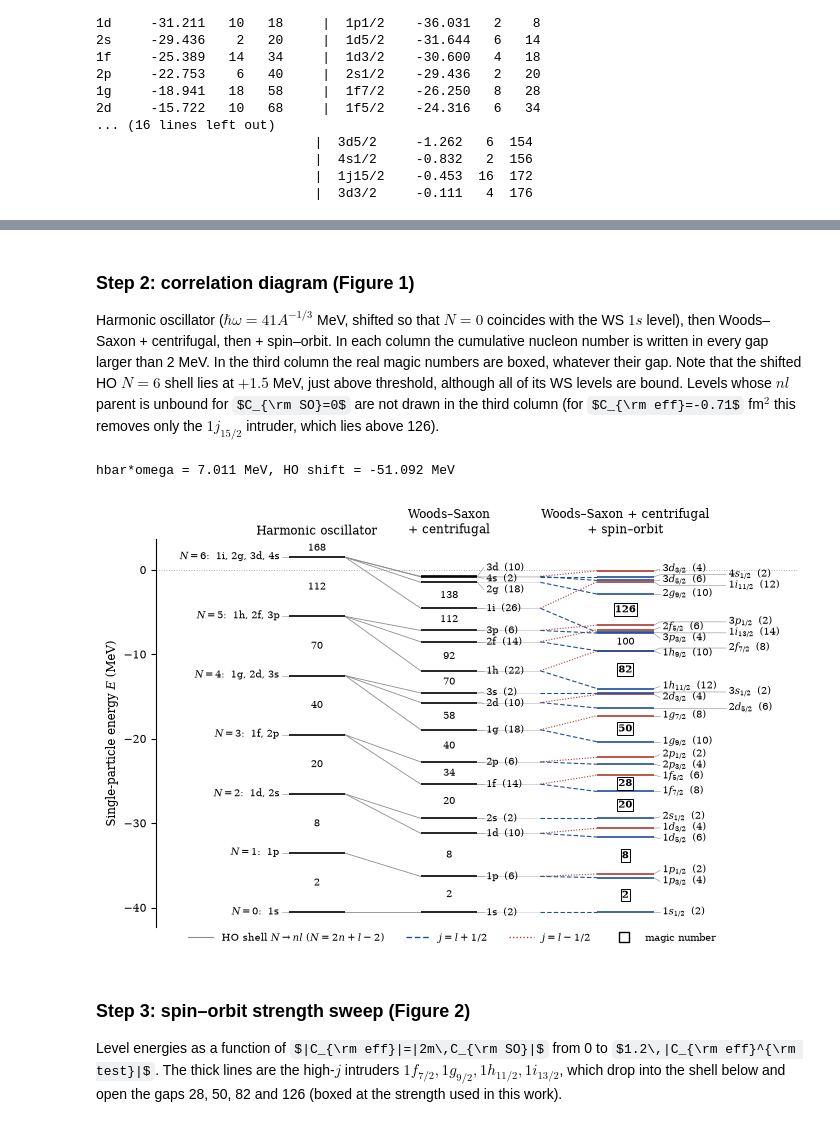
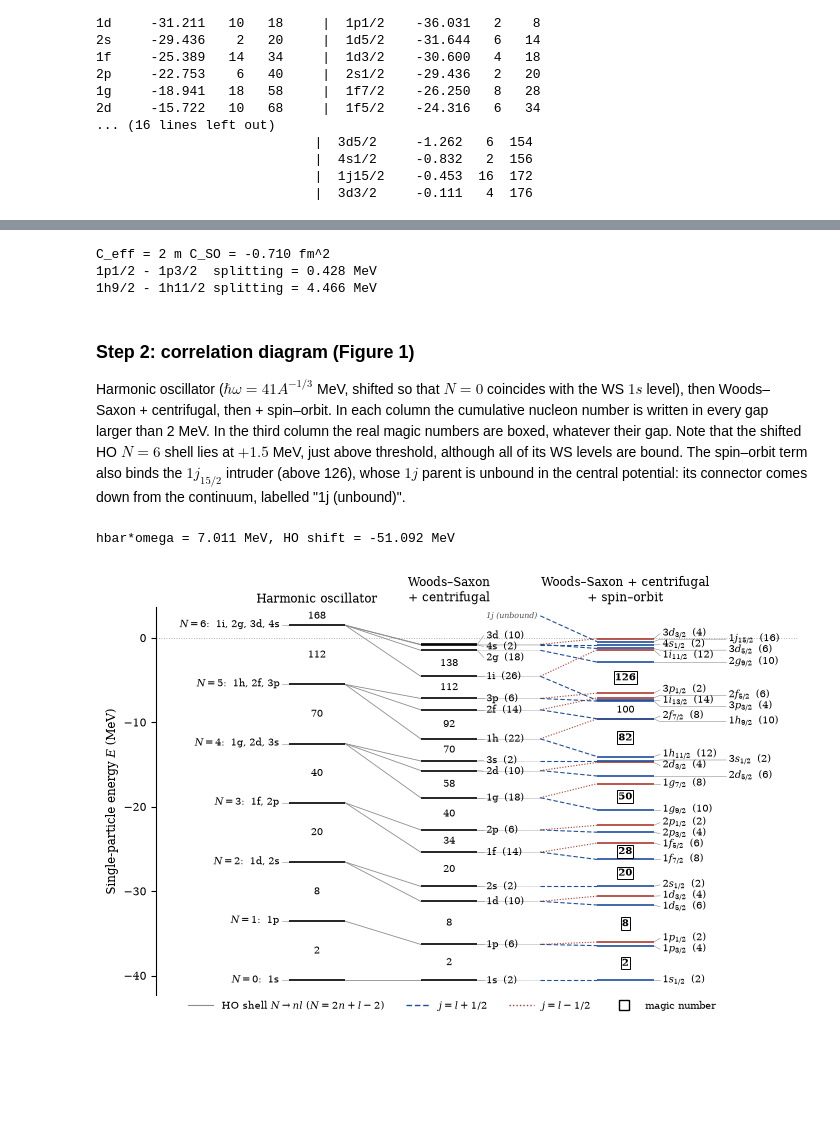
Before and after one commit to guimgclapes-web/nuclear-shell-model, a Jupyter notebook: AQM coursework.ipynb, the cells around one changed output, grey strips where cells are left out. Saved outputs shown, nothing was run; the diff lists cells and outputs as text; code cells hidden in the pictures; some formulas as TeX source; blank space fills up the shorter version.

```diff
--- a/AQM coursework.ipynb
+++ b/AQM coursework.ipynb
@@ -622,6 +585,17 @@ Version with C_eff directly: same 28 levels, max |dE| = 0.0e+00 MeV
+# %%
+# Effective spin-orbit constant and two representative splittings
+Ceff_test = 2.0*mass_fm*CSOtest      # fm^2
+Eso = {(n, l, j): E for n, l, j, E in solve_levels(CSOtest)}
+print(f"C_eff = 2 m C_SO = {Ceff_test:.3f} fm^2")
+print(f"1p1/2 - 1p3/2  splitting = {Eso[(1,1,0.5)] - Eso[(1,1,1.5)]:.3f} MeV")
+print(f"1h9/2 - 1h11/2 splitting = {Eso[(1,5,4.5)] - Eso[(1,5,5.5)]:.3f} MeV")
+# %% [output]
+C_eff = 2 m C_SO = -0.710 fm^2
+1p1/2 - 1p3/2  splitting = 0.428 MeV
+1h9/2 - 1h11/2 splitting = 4.466 MeV
 # %% [markdown]
 ### Step 2: correlation diagram (Figure 1)
-Harmonic oscillator ($\hbar\omega=41A^{-1/3}$ MeV, shifted so that $N=0$ coincides with the WS $1s$ level), then Woods–Saxon + centrifugal, then + spin–orbit. In each column the cumulative nucleon number is written in every gap larger than 2 MeV. In the third column the real magic numbers are boxed, whatever their gap. Note that the shifted HO $N=6$ shell lies at $+1.5$ MeV, just above threshold, although all of its WS levels are bound. Levels whose $nl$ parent is unbound for $C_{\rm SO}=0$ are not drawn in the third column (for $C_{\rm eff}=-0.71$ fm$^2$ this removes only the $1j_{15/2}$ intruder, which lies above 126).
+Harmonic oscillator ($\hbar\omega=41A^{-1/3}$ MeV, shifted so that $N=0$ coincides with the WS $1s$ level), then Woods–Saxon + centrifugal, then + spin–orbit. In each column the cumulative nucleon number is written in every gap larger than 2 MeV. In the third column the real magic numbers are boxed, whatever their gap. Note that the shifted HO $N=6$ shell lies at $+1.5$ MeV, just above threshold, although all of its WS levels are bound. The spin–orbit term also binds the $1j_{15/2}$ intruder (above 126), whose $1j$ parent is unbound in the central potential: its connector comes down from the continuum, labelled "1j (unbound)".
 # %%
 # ---------------------------------------------------------------------------
 # Figure 1: correlation diagram   HO  ->  WS + centrifugal  ->  WS + centrifugal + SO
@@ -657,9 +631,6 @@ def spread_labels(y, sep):
 lev_nl = merge_nl(solve_levels(0.0))                 # (n, l, E, deg)
 lev_so = solve_levels(CSOtest)                       # (n, l, j, E)
 E_nl = {(n, l): E for n, l, E, deg in lev_nl}
-# Column 3 only shows levels whose nl parent is bound in column 2: a strong spin-orbit
-# term can bind an intruder (e.g. 1j15/2, above 126) whose 1j parent is unbound for C_SO = 0.
-lev_so = [lv for lv in lev_so if (lv[0], lv[1]) in E_nl]
 
 # 3D harmonic oscillator, hw = 41 A^(-1/3) MeV, shifted so that E_{N=0} = E_WS(1s)
 hw = 41.*Atest**(-1./3.)
@@ -750,41 +721,46 @@ with plt.rc_context({'font.family': 'serif', 'mathtext.fontset': 'dejavuserif',
     for n, l, E, deg in lev_nl:
         N = 2*(n-1) + l
         ax.plot([X1[1], X2[0]], [E_HO[N], E], color='0.55', lw=0.6, ls='-', zorder=1)
-    # Connectors: nl -> its two children j = l +/- 1/2
+    # Connectors: nl -> its two children j = l +/- 1/2.
+    # A strong spin-orbit term can bind a j = l+1/2 intruder whose nl parent is unbound
+    # in the central potential (C_SO = 0), e.g. 1j15/2: its connector comes down from E > 0.
+    Y_CONT = 2.6
     for n, l, j, E in lev_so:
         up = j > l
-        E_par = E_nl[(n, l)]
-        ax.plot([X2[1], XCONN2], [E_par]*2, color='0.8', lw=0.4, zorder=0)
+        E_par = E_nl.get((n, l))
+        if E_par is None:
+            E_par = Y_CONT
+            ax.text(XCONN2 - 0.05, Y_CONT, f"{lab_nl(n, l)} (unbound)", ha='right', va='center',
+                    fontsize=FS-1, style='italic', color='0.3')
+        else:
+            ax.plot([X2[1], XCONN2], [E_par]*2, color='0.8', lw=0.4, zorder=0)
         ax.plot([XCONN2, X3[0]], [E_par, E], color=C_UP if up else C_DN,
                 lw=0.8, ls=(0, (4, 2)) if up else (0, (1, 1.5)), zorder=1)
 
     ax.axhline(0., color='0.6', lw=0.6, ls=(0, (1, 2)), zorder=0)
     ax.set_ylim(-42.3, 3.6)
     ax.set_xlim(-2.1, 8.1)
     ax.set_xticks([])
     ax.tick_params(axis='y', labelsize=8)
     for sp in ['top', 'right', 'bottom']:
         ax.spines[sp].set_visible(False)
     ax.set_ylabel(r"Single-particle energy $E$ (MeV)", fontsize=8.5)
     for x, title in [(X1, "Harmonic oscillator"), (X2, "Woods–Saxon\n+ centrifugal"),
                      (X3, "Woods–Saxon + centrifugal\n+ spin–orbit")]:
         ax.text(np.mean(x), 1.005, title, transform=ax.get_xaxis_transform(),
                 ha='center', va='bottom', fontsize=8.5)
 
     handles = [Line2D([], [], color='0.55', lw=0.8, ls='-', label=r"HO shell $N\to nl$ ($N=2n+l-2$)"),
                Line2D([], [], color=C_UP, lw=1.0, ls=(0, (4, 2)), label=r"$j=l+1/2$"),
                Line2D([], [], color=C_DN, lw=1.0, ls=(0, (1, 1.5)), label=r"$j=l-1/2$"),
                Line2D([], [], ls='none', marker='s', mfc='white', mec='black', ms=7,
                       label="magic number")]
     fig.legend(handles=handles, loc='lower center', ncol=4, frameon=False, fontsize=7.5,
                bbox_to_anchor=(0.5, 0.0), handlelength=2.4)
     fig.tight_layout(rect=(0, 0.05, 1, 1), pad=0.3)
     fig.savefig('figures/fig1_correlation_diagram.pdf')
     fig.savefig('figures/fig1_correlation_diagram.png', dpi=300)
     plt.show()
 # %% [output]
 hbar*omega = 7.011 MeV, HO shift = -51.092 MeV
-[figure, old version]
+[figure, new version]
-# %% [markdown]
-### Step 3: spin–orbit strength sweep (Figure 2)
-Level energies as a function of $|C_{\rm eff}|=|2m\,C_{\rm SO}|$ from 0 to $1.2\,|C_{\rm eff}^{\rm test}|$. The thick lines are the high-$j$ intruders $1f_{7/2}, 1g_{9/2}, 1h_{11/2}, 1i_{13/2}$, which drop into the shell below and open the gaps 28, 50, 82 and 126 (boxed at the strength used in this work).
```
Also changed, not shown: parts of 9 cells of this notebook, 2 other files.
